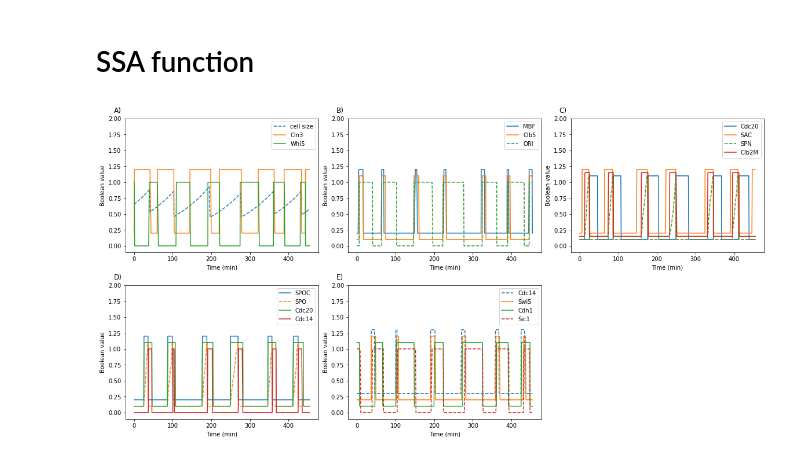
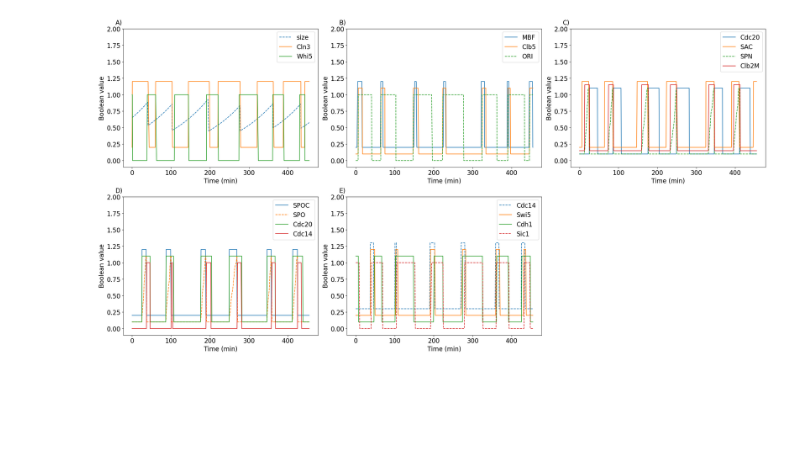
Before and after one commit to Ktaoma/A-continuous-time-Boolean-model-of-the-endocycle-events-in-budding-yeast, a Jupyter notebook: codes/simulate-Fig2.ipynb, the cells around one changed output. Drawn from its saved outputs; the diff is of its cells as text; code cells hidden in the pictures; blank space fills up the shorter version.

```diff
--- a/codes/simulate-Fig2.ipynb
+++ b/codes/simulate-Fig2.ipynb
@@ -16,8 +16,6 @@ def heav(X):
         return 0
     elif X>0:
         return 1
-# %% [markdown]
-# SSA function
 # %%
 
 def run_():
@@ -346,72 +343,70 @@ nrm1_ = np.array(df_sim["nrm1"])
 ts = np.array(df_sim["time"])
 cs = np.array(df_sim["cell_size"])
 
-
 #Fig2 plot
-
-
-fig = plt.figure(layout= 'constrained', figsize=(16,8))
+fig = plt.figure(layout= 'constrained', figsize=(24,12))
 axs = fig.subplot_mosaic([['A)', 'B)','C)'],['D)','E)','.']])
-
+XX = 16
 #Fig2A
-axs['A)'].plot(ts,cs, label ='cell size',linestyle='--')
+axs['A)'].plot(ts,cs, label ='size',linestyle='--')
 axs['A)'].plot(ts,cln3_+0.2, label ='Cln3')
 axs['A)'].plot(ts,whi5_, label ='Whi5')
-axs['A)'].legend(loc="upper right")
+axs['A)'].legend(loc="upper right",fontsize=XX)
 axs['A)'].set_ylim([-0.1, 2])
-axs['A)'].set_xlabel("Time (min)")
-axs['A)'].set_ylabel("Boolean value")
-
-
+axs['A)'].set_xlabel("Time (min)",fontsize=XX)
+axs['A)'].set_ylabel("Boolean value",fontsize=XX)
+axs['A)'].tick_params(labelsize=XX)
 
 #Fig2B
 axs['B)'].plot(ts,mbf_+0.2, label ='MBF')
 axs['B)'].plot(ts,clb5_+0.1, label ='Clb5')
 axs['B)'].plot(ts,ori_, label ='ORI',linestyle='--')
-axs['B)'].legend(loc="upper right")
+axs['B)'].legend(loc="upper right",fontsize=XX)
 axs['B)'].set_ylim([-0.1, 2])
-axs['B)'].set_xlabel("Time (min)")
-axs['B)'].set_ylabel("Boolean value")
-
+axs['B)'].set_xlabel("Time (min)",fontsize=XX)
+axs['B)'].set_ylabel("Boolean value",fontsize=XX)
+axs['B)'].tick_params(labelsize=XX)
 
 #Fig2C
 axs['C)'].plot(ts,cdc20_+0.1, label ='Cdc20')
 axs['C)'].plot(ts,sac_+0.2, label ='SAC')
 axs['C)'].plot(ts,SPN_+0.1, label ='SPN',linestyle='--')
 axs['C)'].plot(ts,clb2M_+0.15, label ='Clb2M')
-axs['C)'].legend(loc="upper right")
+axs['C)'].legend(loc="upper right",fontsize=XX)
 axs['C)'].set_ylim([-0.1, 2])
-axs['C)'].set_xlabel("Time (min)")
-axs['C)'].set_ylabel("Boolean value")
-
+axs['C)'].set_xlabel("Time (min)",fontsize=XX)
+axs['C)'].set_ylabel("Boolean value",fontsize=XX)
+axs['C)'].tick_params(labelsize=XX)
 
 #Fig2D
 axs['D)'].plot(ts,spoc_+0.2, label ='SPOC')
 axs['D)'].plot(ts,SPOC_+0.1, label ='SPO',linestyle='--')
 axs['D)'].plot(ts,cdc20_+0.1, label ='Cdc20')
 axs['D)'].plot(ts,cdc14_, label ='Cdc14')
-axs['D)'].legend(loc="upper right")
+axs['D)'].legend(loc="upper right",fontsize=XX)
 axs['D)'].set_ylim([-0.1, 2])
-axs['D)'].set_xlabel("Time (min)")
-axs['D)'].set_ylabel("Boolean value")
-
+axs['D)'].set_xlabel("Time (min)",fontsize=XX)
+axs['D)'].set_ylabel("Boolean value",fontsize=XX)
+axs['D)'].tick_params(labelsize=XX)
 
 #Fig2E
 axs['E)'].plot(ts,cdc14_+0.3, label ='Cdc14',linestyle='--')
 axs['E)'].plot(ts,swi5_+0.2, label ='Swi5')
 axs['E)'].plot(ts,cdh1_+0.1, label ='Cdh1')
 axs['E)'].plot(ts,sic1_, label ='Sic1',linestyle='--')
-axs['E)'].legend(loc="upper right")
+axs['E)'].legend(loc="upper right",fontsize=XX)
 axs['E)'].set_ylim([-0.1,2])
-axs['E)'].set_xlabel("Time (min)")
-axs['E)'].set_ylabel("Boolean value")
+axs['E)'].set_xlabel("Time (min)",fontsize=XX)
+axs['E)'].set_ylabel("Boolean value",fontsize=XX)
+axs['E)'].tick_params(labelsize=XX)
 
 for label, ax in axs.items():
     # label physical distance to the left and up:
     trans = mtransforms.ScaledTranslation(-20/72, 7/72, fig.dpi_scale_trans)
     ax.text(0.0, 1.0, label, transform=ax.transAxes + trans,
-            fontsize='large', va='bottom')
+            fontsize=XX, va='bottom')
+
 plt.savefig('../figures/Fig2.pdf',format="pdf", bbox_inches="tight")
 plt.show()
 # %% [output]
-[figure, old version]
+[figure, new version]
```
Also changed, not shown: parts of 1 cell of this notebook, 19 other files.
